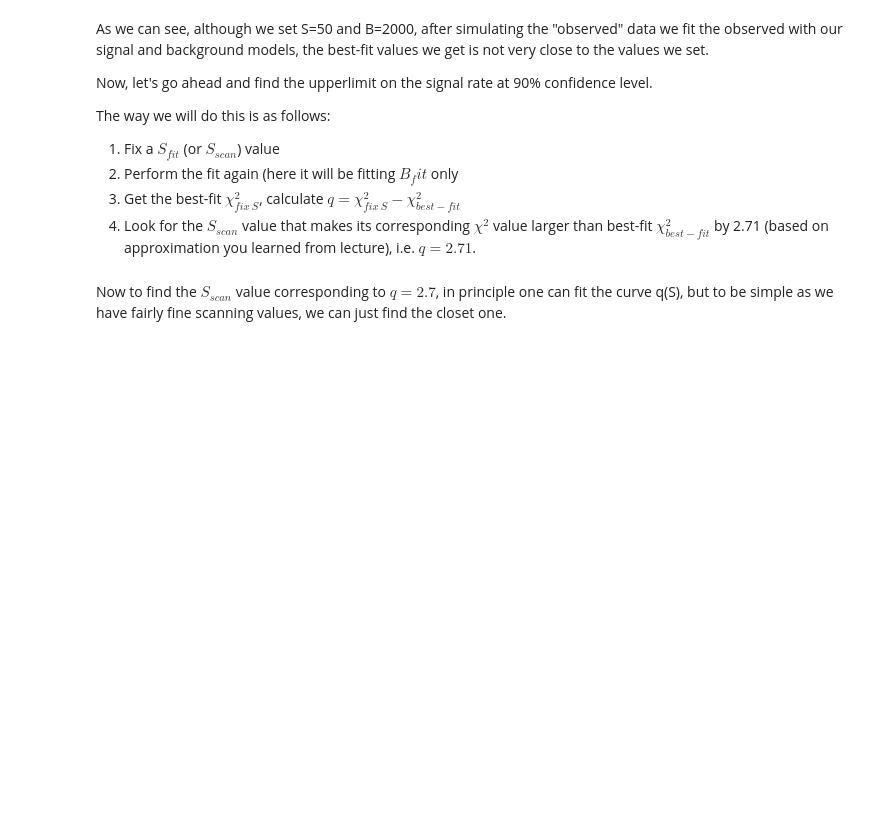
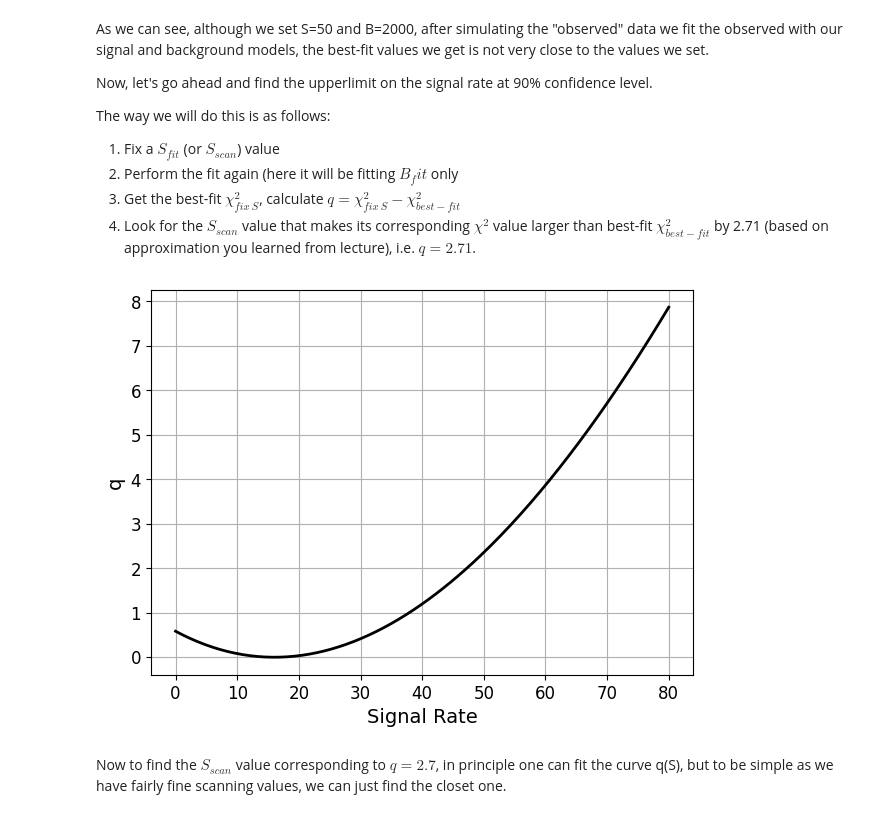
Before and after one commit to jchismar/DSC291, a Jupyter notebook: Homework_05_WI25.ipynb, the cells around one changed output. Cells and saved outputs as stored; diff of their text form; code cells hidden in the pictures; blank space fills up the shorter version.

```diff
--- a/Homework_05_WI25.ipynb
+++ b/Homework_05_WI25.ipynb
@@ -151,6 +204,8 @@ plt.show()
 # %% [markdown]
 Now let's define the $\chi$-square function and perform the fit!
 # %%
+np.random.seed(42)
+observed_counts = generate_toy_mc(E_min, E_max, n_bins, E_0, sigma, S, B)
 # Define the chi-square function, make use of the functions you defined previously
 def chi2(S_fit, B_fit):
     '''
@@ -161,5 +216,21 @@ def chi2(S_fit, B_fit):
         Chi square
     '''
     # Implement your code below
+    E_bins = np.linspace(E_min, E_max, n_bins + 1)
+    E_centers = (E_bins[:-1] + E_bins[1:]) / 2  # Bin centers
+    bin_width = E_bins[1] - E_bins[0]  # Width of each bin
+
+    # Signal model (Gaussian distribution)
+    S_energies, S_counts = signal(E_min, E_max, n_bins, E_0, sigma, S_fit)
+
+    # Background model (Uniform distribution)
+    B_counts = (B_fit * bin_width)/ (E_max - E_min)
+    #B_energies, B_counts = background(E_min, E_max, n_bins, B_fit)
+
+    # Total expected counts per bin
+    expected_counts = S_counts+B_counts
+
+    #chi2_value = np.sum(  ((observed_counts - expected_counts)/ np.sqrt(expected_counts))**2  )
+    chi2_value = np.sum(  ((observed_counts - expected_counts)/ np.sqrt( expected_counts))**2  )
     return chi2_value
 # %%
@@ -170,7 +242,7 @@ assert math.isclose(chi2_test, 48.4744, abs_tol=1e-2)
 S_init = 100
 B_init = np.sum(observed_counts)
 # Implement your code below (only one line)
-minuit = ...
+minuit = Minuit(chi2, S_init, B_init)
 minuit.limits = [(0, None), (0, None)]
 minuit.migrad()  # Minimization
 
@@ -204,30 +280,32 @@ The way we will do this is as follows:
 # %%
 # Array to store q values for different signal strengths
 S_scan = np.linspace(0, 80, 200)  # Test range of signal strengths
 q_values = []
+model = generate_toy_mc(E_min, E_max, n_bins, E_0, sigma, S, B)[1]
 
 for s in S_scan:
     # Implement your code below (replace "..." to your code)
     # Perform a minimization for each fixed S_scan
     # Hint: try Minuit(lambda B_fit: ... ) for a minuit fit with a fixed S_fit parameter
-    m_fixed = ...
+    m_fixed = Minuit(lambda B_fit: chi2(s, B_fit), B_fit=B_init)
     m_fixed.limits = [(0, None)]
     m_fixed.migrad()
-    chi2_fixed = ...
-
+    chi2_fixed = m_fixed.fval
     # Calculate q for this signal rate
-    q = ...
+    q = chi2_fixed - chi2_min
     q_values.append(q)
 
 # Plot q vs. signal rate
 plt.figure(figsize=(7, 5))
 plt.plot(S_scan, q_values, color='black', linewidth=2)
 plt.xticks(fontsize=12)
 plt.yticks(fontsize=12)
 plt.xlabel("Signal Rate", fontsize=14)
 plt.ylabel("q", fontsize=14)
 plt.grid()
 plt.show()
+# %% [output]
+[figure, added]
 # %% [markdown]
 Now to find the $S_{scan}$ value corresponding to $q=2.7$, in principle one can fit the curve q(S), but to be simple as we have fairly fine scanning values, we can just find the closet one.
 # %%
```
Also changed, not shown: parts of 14 cells of this notebook.
